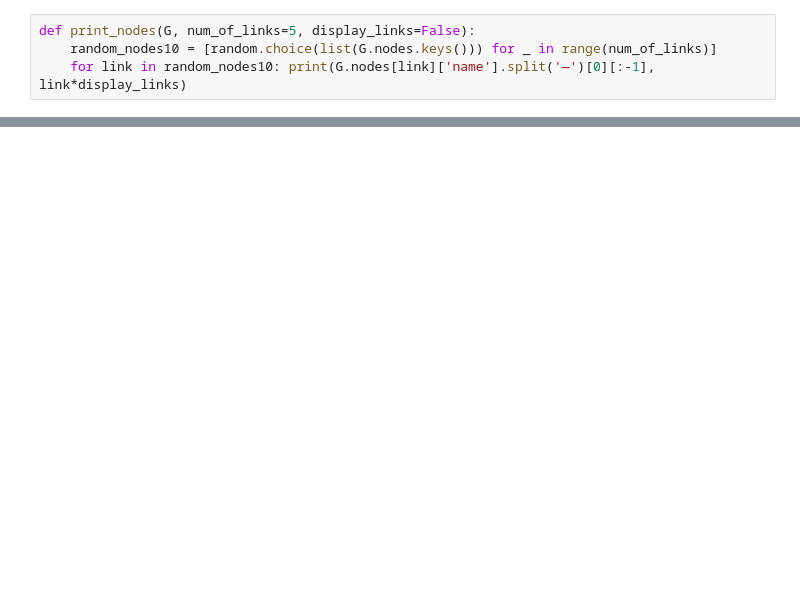
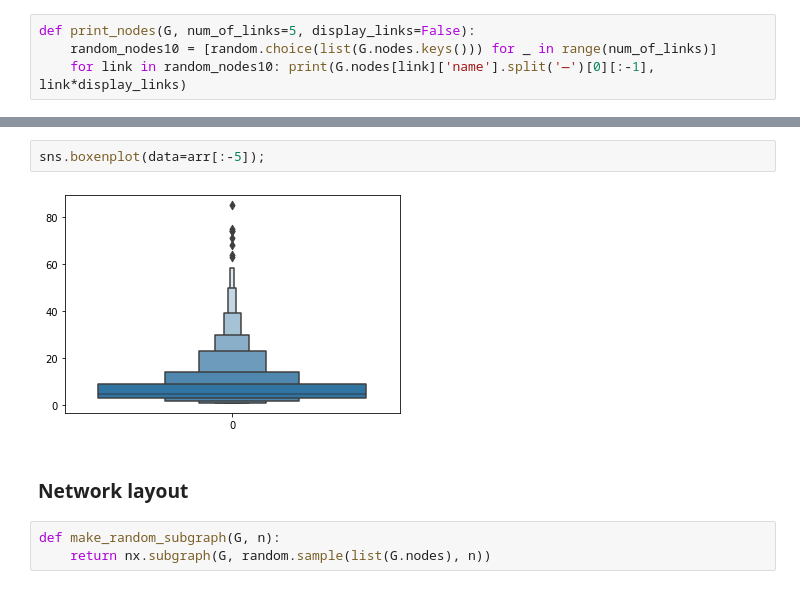
Before and after one commit to zakhvataev/wiki_network, a Jupyter notebook: notebooks/GraphAnalysis.ipynb, the cells around one changed output, grey strips where cells are left out. Drawn from its saved outputs; the diff is of its cells as text; blank space fills up the shorter version.

```diff
--- a/notebooks/GraphAnalysis.ipynb
+++ b/notebooks/GraphAnalysis.ipynb
@@ -30,0 +142,9 @@ SLC-41
+# %%
+sns.boxenplot(data=arr[:-5]);
+# %% [output]
+[figure, added]
+# %% [markdown]
+### Network layout
+# %%
+def make_random_subgraph(G, n):
+    return nx.subgraph(G, random.sample(list(G.nodes), n))
```
Also changed, not shown: parts of 53 cells of this notebook, 7 other files.
